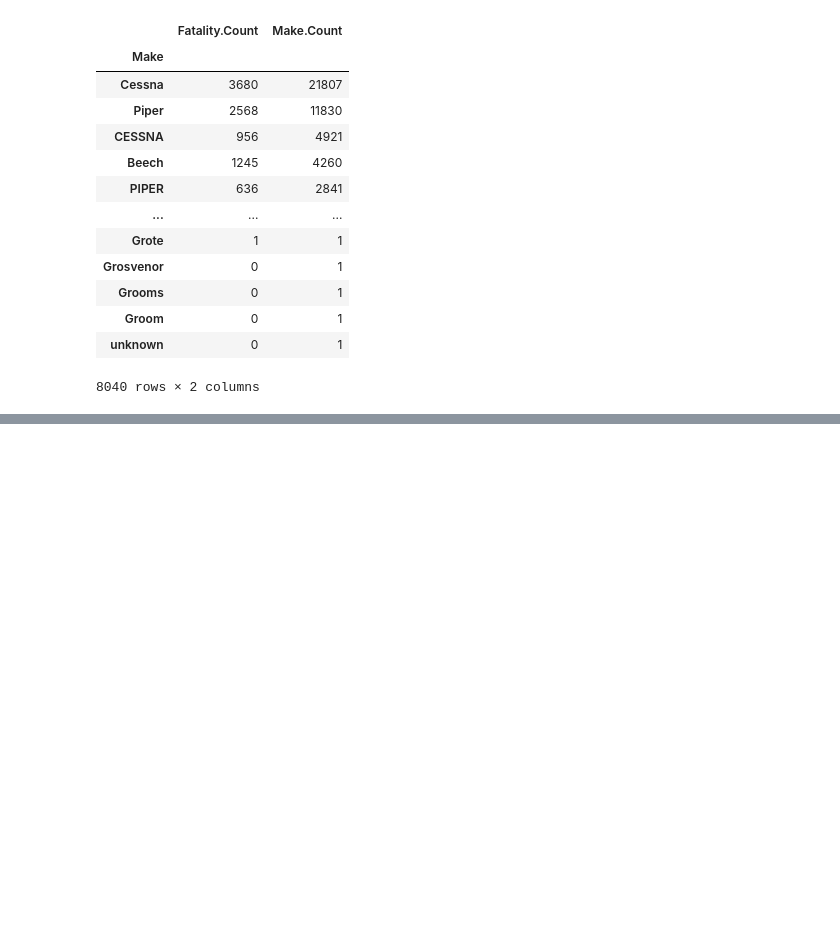
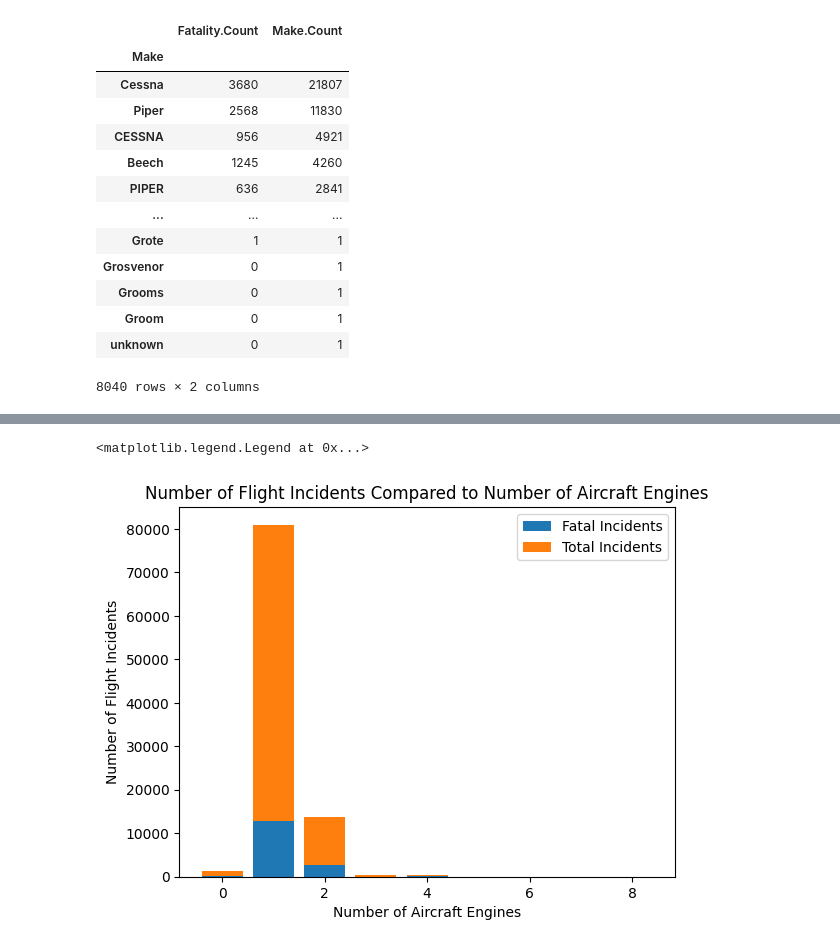
Before and after one commit to AndrewReusche/dsc-phase-1-project-v3, a Jupyter notebook: student.ipynb, the cells around one changed output, grey strips where cells are left out. Saved outputs shown, nothing was run; the diff lists cells and outputs as text; code cells hidden in the pictures; blank space fills up the shorter version.

Commit message:
creation of Engine number display v1

```diff
--- a/student.ipynb
+++ b/student.ipynb
@@ -1546,0 +1586,2 @@ Fatal_Make_Analysis
+# %%
+Number_of_Engine_Analysis.sort_values(by=['Incident.Count'], ascending=False, inplace=True)
@@ -1546,0 +1645,2 @@ Fatal_Make_Analysis
+# %%
+Number_of_Engine_Analysis['Fatality %']=(Number_of_Engine_Analysis['Fatality.Count']/Number_of_Engine_Analysis['Incident.Count'])*100
@@ -1546,0 +1668,17 @@ Fatal_Make_Analysis
+# %%
+x= Number_of_Engine_Analysis.index
+y1= Number_of_Engine_Analysis['Fatality.Count']
+y2= Number_of_Engine_Analysis['Incident.Count']
+
+fig, Backup_Engine_Analysis =plt.subplots()
+Fatal_Incidents_plt=Backup_Engine_Analysis.bar(x,y1)
+Total_Incidents_plt=Backup_Engine_Analysis.bar(x,y2, bottom=y1)
+
+Backup_Engine_Analysis.set_title('Number of Flight Incidents Compared to Number of Aircraft Engines')
+Backup_Engine_Analysis.set_ylabel('Number of Flight Incidents')
+Backup_Engine_Analysis.set_xlabel('Number of Aircraft Engines')
+
+Backup_Engine_Analysis.legend([Fatal_Incidents_plt, Total_Incidents_plt], ['Fatal Incidents', 'Total Incidents'], loc = 'upper right')
+# %% [output]
+<matplotlib.legend.Legend at 0x...>
+[figure, added]
```
Also changed, not shown: parts of 14 cells of this notebook.
